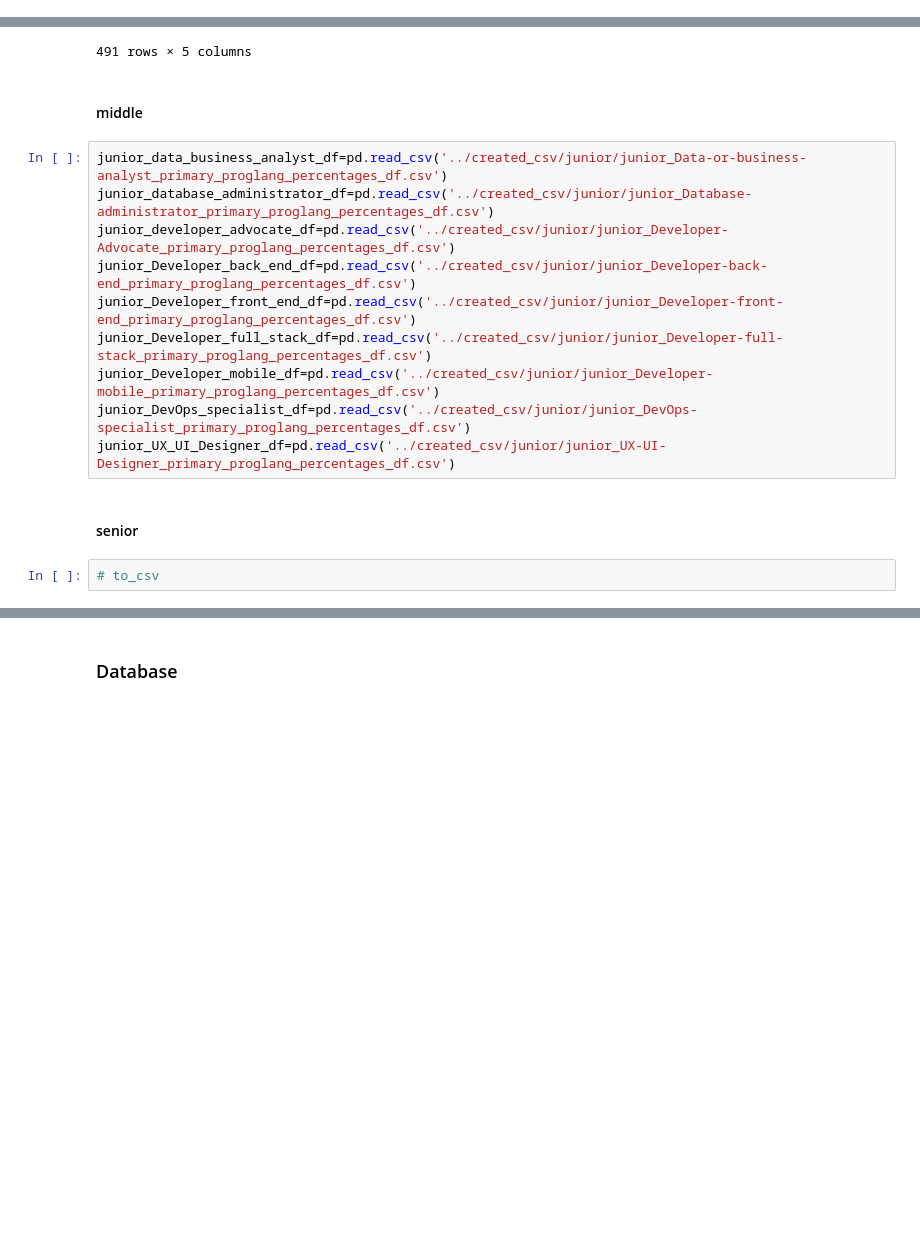
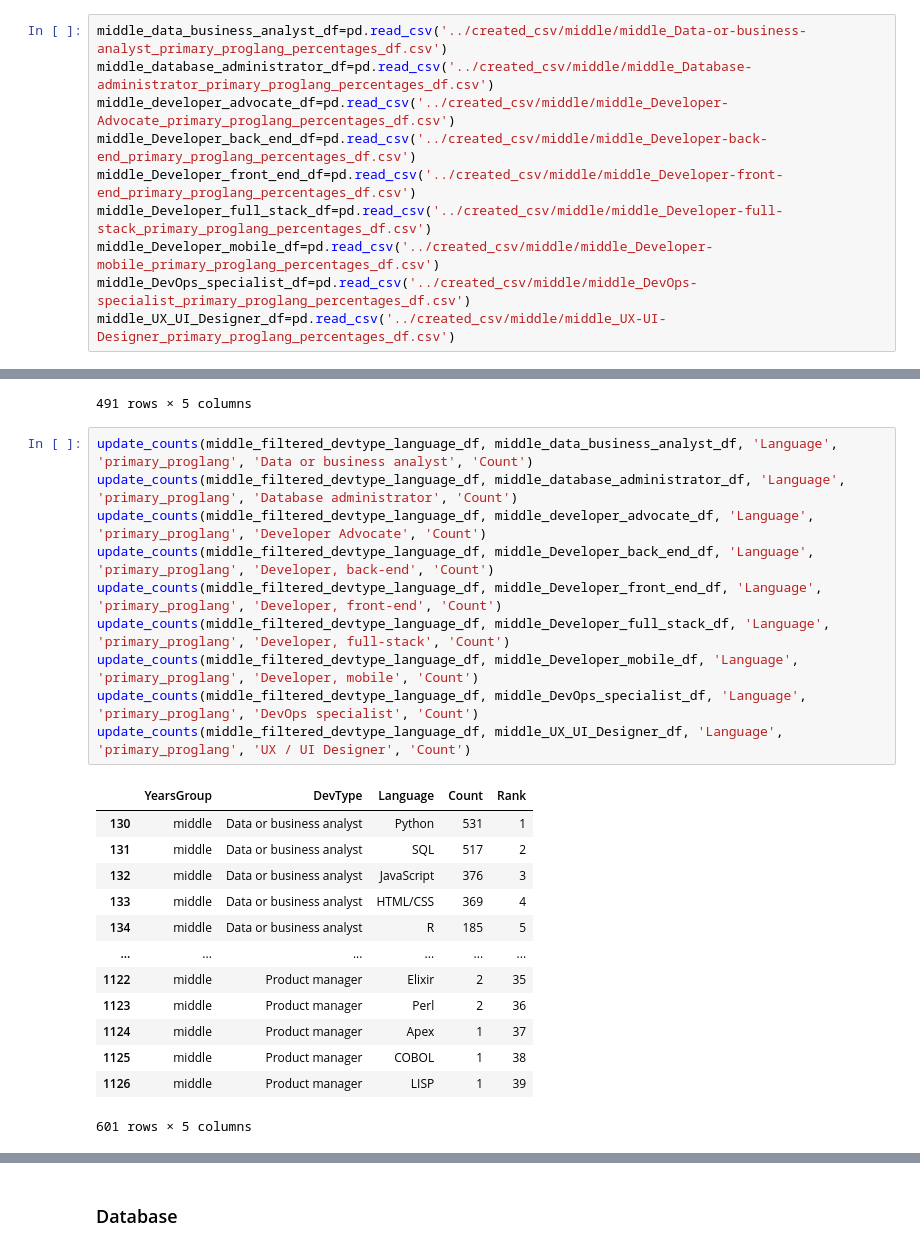
Before and after one commit to so3659/To-Be-Developers, a Jupyter notebook: data-processing/merge.ipynb, the cells around one changed output, grey strips where cells are left out. Drawn from its saved outputs; the diff is of its cells as text; blank space fills up the shorter version.

Commit message:
add middle/senior

```diff
--- a/data-processing/merge.ipynb
+++ b/data-processing/merge.ipynb
@@ -93,3 +93,13 @@ junior_Developer_full_stack_df=pd.read_csv('../created_csv/junior/junior_Develop
 junior_Developer_mobile_df=pd.read_csv('../created_csv/junior/junior_Developer-mobile_primary_proglang_percentages_df.csv')
 junior_DevOps_specialist_df=pd.read_csv('../created_csv/junior/junior_DevOps-specialist_primary_proglang_percentages_df.csv')
 junior_UX_UI_Designer_df=pd.read_csv('../created_csv/junior/junior_UX-UI-Designer_primary_proglang_percentages_df.csv')
+# %%
+middle_data_business_analyst_df=pd.read_csv('../created_csv/middle/middle_Data-or-business-analyst_primary_proglang_percentages_df.csv')
+middle_database_administrator_df=pd.read_csv('../created_csv/middle/middle_Database-administrator_primary_proglang_percentages_df.csv')
+middle_developer_advocate_df=pd.read_csv('../created_csv/middle/middle_Developer-Advocate_primary_proglang_percentages_df.csv')
+middle_Developer_back_end_df=pd.read_csv('../created_csv/middle/middle_Developer-back-end_primary_proglang_percentages_df.csv')
+middle_Developer_front_end_df=pd.read_csv('../created_csv/middle/middle_Developer-front-end_primary_proglang_percentages_df.csv')
+middle_Developer_full_stack_df=pd.read_csv('../created_csv/middle/middle_Developer-full-stack_primary_proglang_percentages_df.csv')
+middle_Developer_mobile_df=pd.read_csv('../created_csv/middle/middle_Developer-mobile_primary_proglang_percentages_df.csv')
+middle_DevOps_specialist_df=pd.read_csv('../created_csv/middle/middle_DevOps-specialist_primary_proglang_percentages_df.csv')
+middle_UX_UI_Designer_df=pd.read_csv('../created_csv/middle/middle_UX-UI-Designer_primary_proglang_percentages_df.csv')
@@ -126,19 +146,27 @@ update_counts(junior_filtered_devtype_language_df, junior_UX_UI_Designer_df, 'La
 | 879 | junior | Product manager | Matlab | 1 | 33 |
 | 880 | junior | Product manager | Objective-C | 1 | 34 |
 491 rows × 5 columns
-# %% [markdown]
-#### middle
-# %%
-junior_data_business_analyst_df=pd.read_csv('../created_csv/junior/junior_Data-or-business-analyst_primary_proglang_percentages_df.csv')
-junior_database_administrator_df=pd.read_csv('../created_csv/junior/junior_Database-administrator_primary_proglang_percentages_df.csv')
-junior_developer_advocate_df=pd.read_csv('../created_csv/junior/junior_Developer-Advocate_primary_proglang_percentages_df.csv')
-junior_Developer_back_end_df=pd.read_csv('../created_csv/junior/junior_Developer-back-end_primary_proglang_percentages_df.csv')
-junior_Developer_front_end_df=pd.read_csv('../created_csv/junior/junior_Developer-front-end_primary_proglang_percentages_df.csv')
-junior_Developer_full_stack_df=pd.read_csv('../created_csv/junior/junior_Developer-full-stack_primary_proglang_percentages_df.csv')
-junior_Developer_mobile_df=pd.read_csv('../created_csv/junior/junior_Developer-mobile_primary_proglang_percentages_df.csv')
-junior_DevOps_specialist_df=pd.read_csv('../created_csv/junior/junior_DevOps-specialist_primary_proglang_percentages_df.csv')
-junior_UX_UI_Designer_df=pd.read_csv('../created_csv/junior/junior_UX-UI-Designer_primary_proglang_percentages_df.csv')
-# %% [markdown]
-#### senior
-# %%
-# to_csv
+# %%
+update_counts(middle_filtered_devtype_language_df, middle_data_business_analyst_df, 'Language', 'primary_proglang', 'Data or business analyst', 'Count')
+update_counts(middle_filtered_devtype_language_df, middle_database_administrator_df, 'Language', 'primary_proglang', 'Database administrator', 'Count')
+update_counts(middle_filtered_devtype_language_df, middle_developer_advocate_df, 'Language', 'primary_proglang', 'Developer Advocate', 'Count')
+update_counts(middle_filtered_devtype_language_df, middle_Developer_back_end_df, 'Language', 'primary_proglang', 'Developer, back-end', 'Count')
+update_counts(middle_filtered_devtype_language_df, middle_Developer_front_end_df, 'Language', 'primary_proglang', 'Developer, front-end', 'Count')
+update_counts(middle_filtered_devtype_language_df, middle_Developer_full_stack_df, 'Language', 'primary_proglang', 'Developer, full-stack', 'Count')
+update_counts(middle_filtered_devtype_language_df, middle_Developer_mobile_df, 'Language', 'primary_proglang', 'Developer, mobile', 'Count')
+update_counts(middle_filtered_devtype_language_df, middle_DevOps_specialist_df, 'Language', 'primary_proglang', 'DevOps specialist', 'Count')
+update_counts(middle_filtered_devtype_language_df, middle_UX_UI_Designer_df, 'Language', 'primary_proglang', 'UX / UI Designer', 'Count')
+# %% [output]
+|  | YearsGroup | DevType | Language | Count | Rank |
+| 130 | middle | Data or business analyst | Python | 531 | 1 |
+| 131 | middle | Data or business analyst | SQL | 517 | 2 |
+| 132 | middle | Data or business analyst | JavaScript | 376 | 3 |
+| 133 | middle | Data or business analyst | HTML/CSS | 369 | 4 |
+| 134 | middle | Data or business analyst | R | 185 | 5 |
+| ... | ... | ... | ... | ... | ... |
+| 1122 | middle | Product manager | Elixir | 2 | 35 |
+| 1123 | middle | Product manager | Perl | 2 | 36 |
+| 1124 | middle | Product manager | Apex | 1 | 37 |
+| 1125 | middle | Product manager | COBOL | 1 | 38 |
+| 1126 | middle | Product manager | LISP | 1 | 39 |
+601 rows × 5 columns
```
Also changed, not shown: parts of 35 cells of this notebook.
